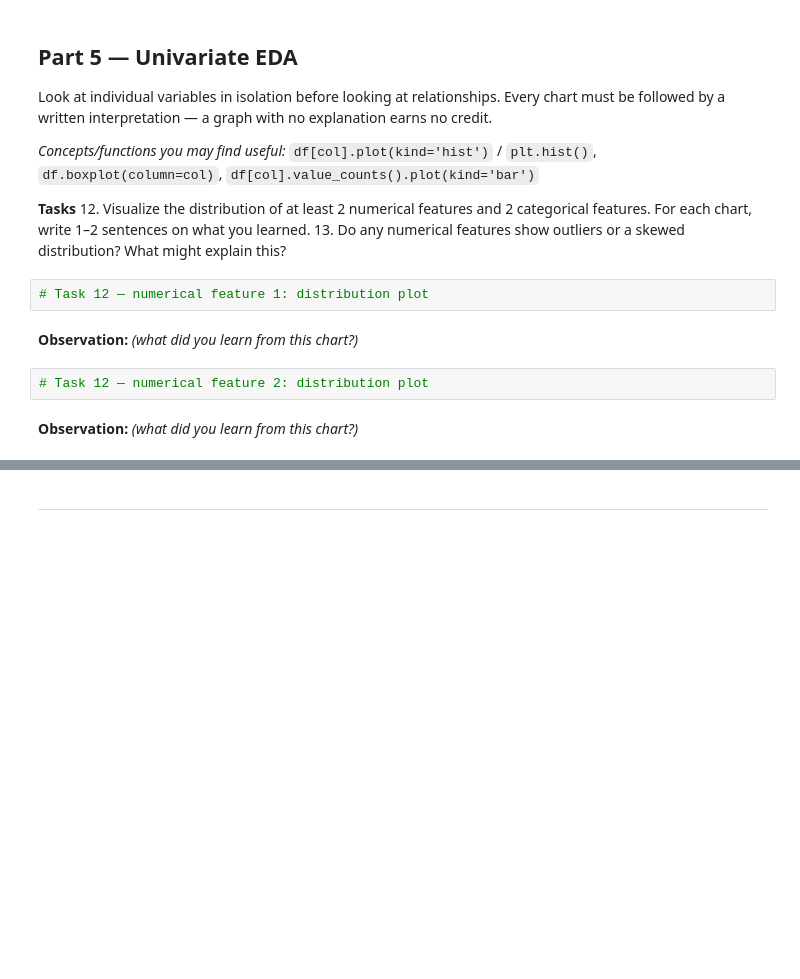
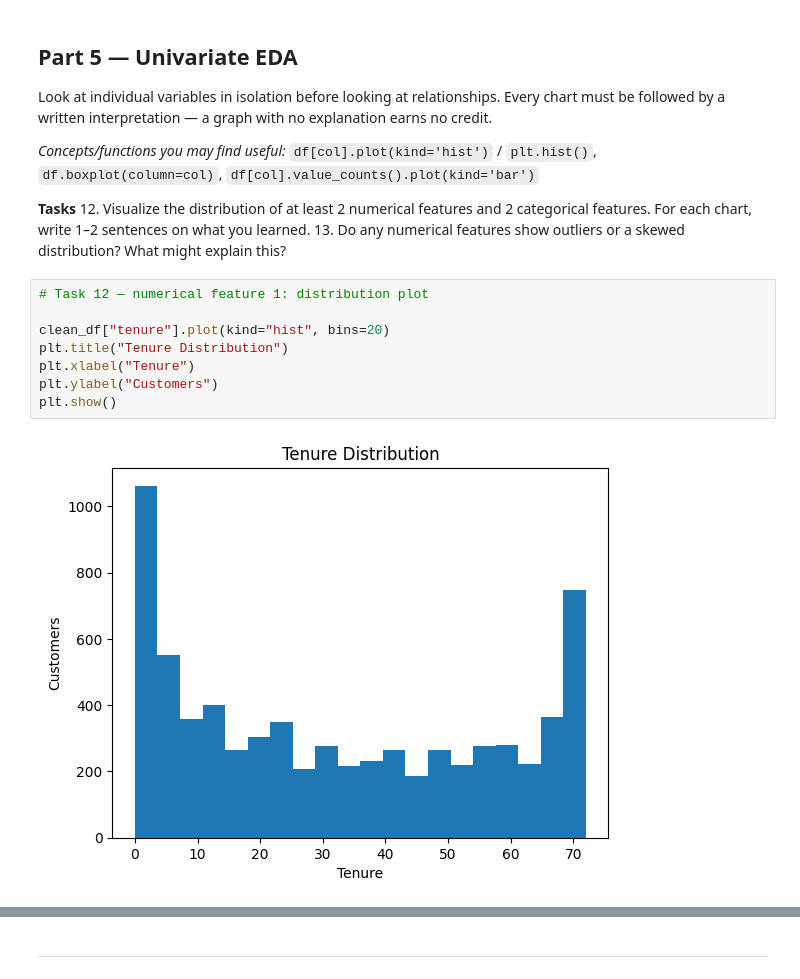
Before and after one commit to muhammadumarofficial/Python-ML_Practices, a Jupyter notebook: Lab2_Data_Cleaning_EDA_Template.ipynb, the cells around one changed output, grey strips where cells are left out. Saved outputs shown, nothing was run; the diff lists cells and outputs as text; blank space fills up the shorter version.

```diff
--- a/Lab2_Data_Cleaning_EDA_Template.ipynb
+++ b/Lab2_Data_Cleaning_EDA_Template.ipynb
@@ -254,9 +254,11 @@ Look at individual variables in isolation before looking at relationships. Every
 13. Do any numerical features show outliers or a skewed distribution? What might explain this?
 # %%
 # Task 12 — numerical feature 1: distribution plot
+
+clean_df["tenure"].plot(kind="hist", bins=20)
+plt.title("Tenure Distribution")
+plt.xlabel("Tenure")
+plt.ylabel("Customers")
+plt.show()
+# %% [output]
+[figure, added]
-# %% [markdown]
-**Observation:** _(what did you learn from this chart?)_
-# %%
-# Task 12 — numerical feature 2: distribution plot
-# %% [markdown]
-**Observation:** _(what did you learn from this chart?)_
```
Also changed, not shown: parts of 10 cells of this notebook.
